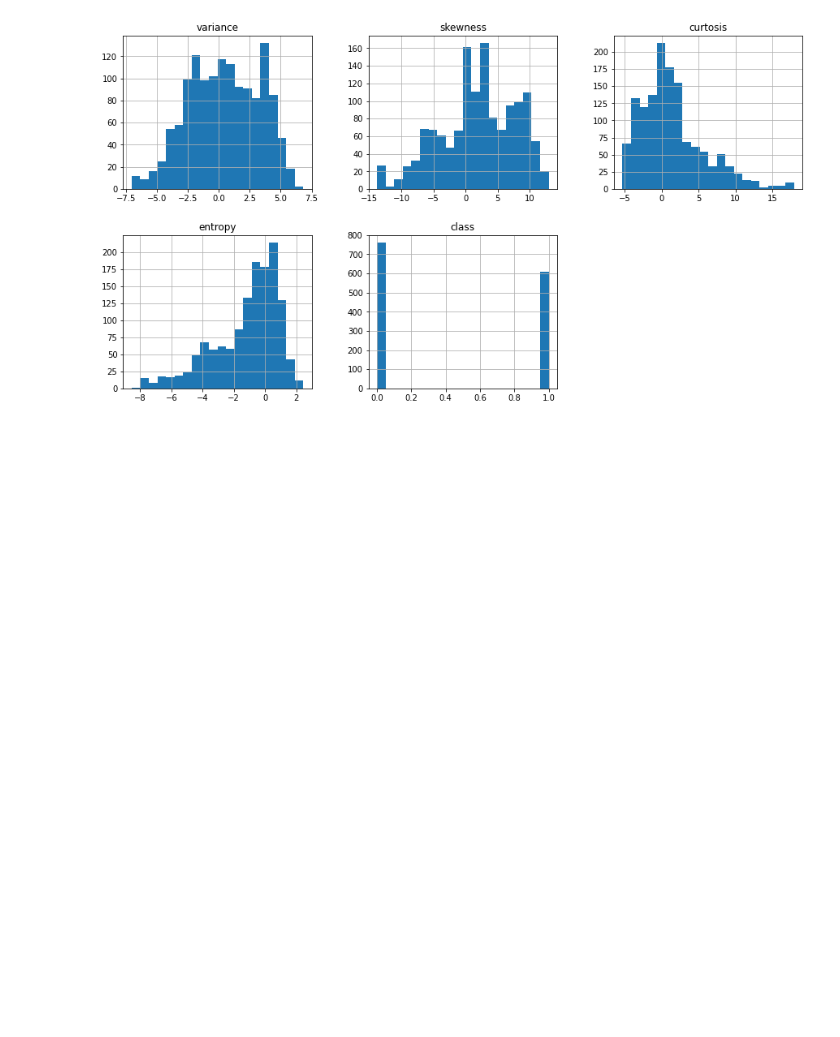
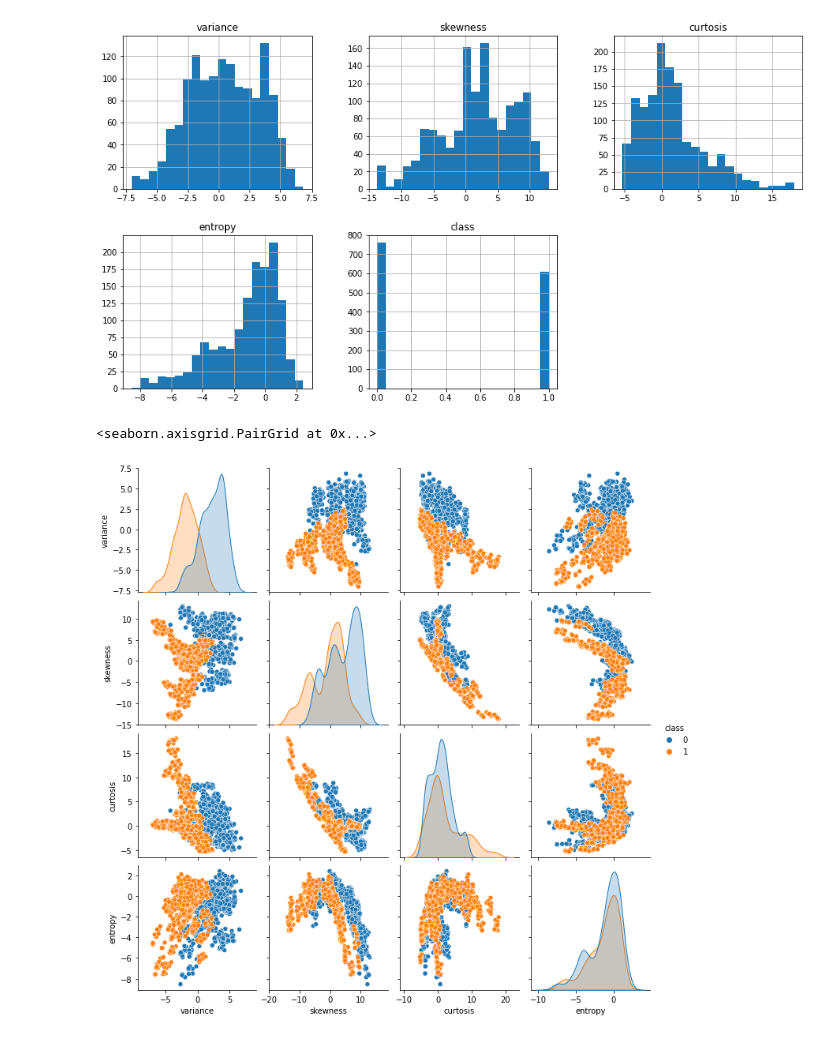
Before and after one commit to Uzmamushtaque/Projects-in-Machine-Learning-and-AI, a Jupyter notebook: Bank_Note_Analysis.ipynb, the cells around one changed output. Saved outputs shown, nothing was run; the diff lists cells and outputs as text; code cells hidden in the pictures; blank space fills up the shorter version.

```diff
--- a/Bank_Note_Analysis.ipynb
+++ b/Bank_Note_Analysis.ipynb
@@ -93,3 +93,8 @@ array([[<matplotlib.axes._subplots.AxesSubplot object at 0x...>,
         <matplotlib.axes._subplots.AxesSubplot object at 0x...>]],
       dtype=object)
 [figure]
+# %%
+sns.pairplot(df,hue='class')
+# %% [output]
+<seaborn.axisgrid.PairGrid at 0x...>
+[figure, added]
```
